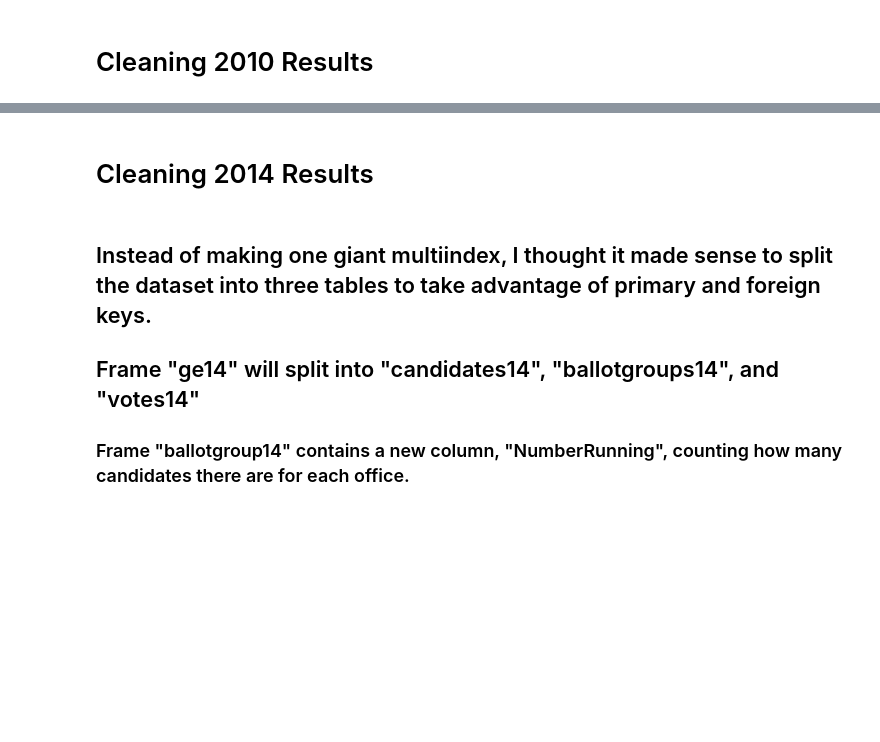
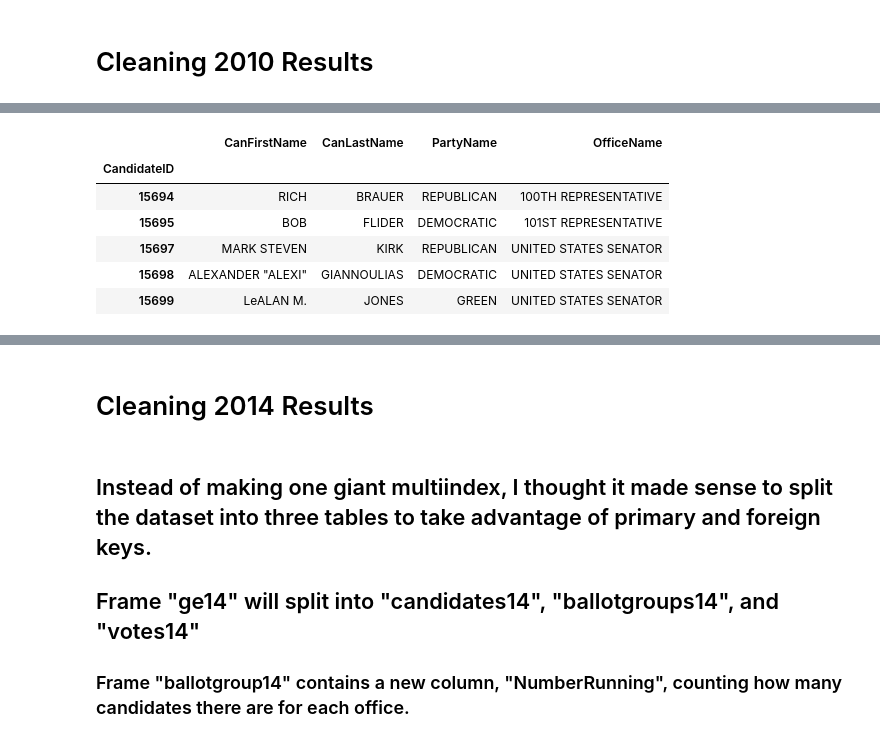
Before and after one commit to sshaughnessy/ETL-Project, a Jupyter notebook: election-data/elections.ipynb, the cells around one changed output, grey strips where cells are left out. Saved outputs shown, nothing was run; the diff lists cells and outputs as text; code cells hidden in the pictures; blank space fills up the shorter version.

```diff
--- a/election-data/elections.ipynb
+++ b/election-data/elections.ipynb
@@ -24,0 +115,10 @@ ge10.drop(columns=dropvar10,inplace=True)
+# %%
+candidates10.head()
+# %% [output]
+|  | CanFirstName | CanLastName | PartyName | OfficeName |
+| CandidateID |  |  |  |  |
+| 15694 | RICH | BRAUER | REPUBLICAN | 100TH REPRESENTATIVE |
+| 15695 | BOB | FLIDER | DEMOCRATIC | 101ST REPRESENTATIVE |
+| 15697 | MARK STEVEN | KIRK | REPUBLICAN | UNITED STATES SENATOR |
+| 15698 | ALEXANDER "ALEXI" | GIANNOULIAS | DEMOCRATIC | UNITED STATES SENATOR |
+| 15699 | LeALAN M. | JONES | GREEN | UNITED STATES SENATOR |
```
Also changed, not shown: parts of 71 cells of this notebook, 14 other files.
